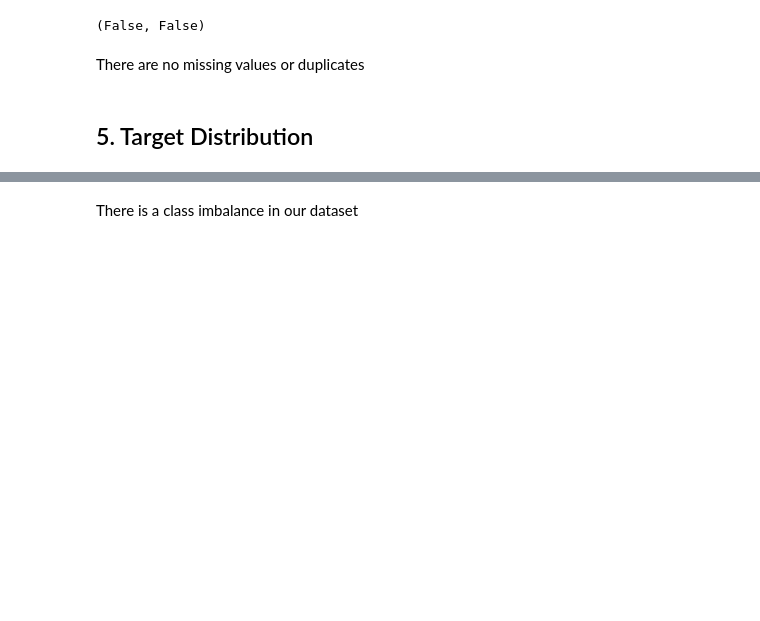
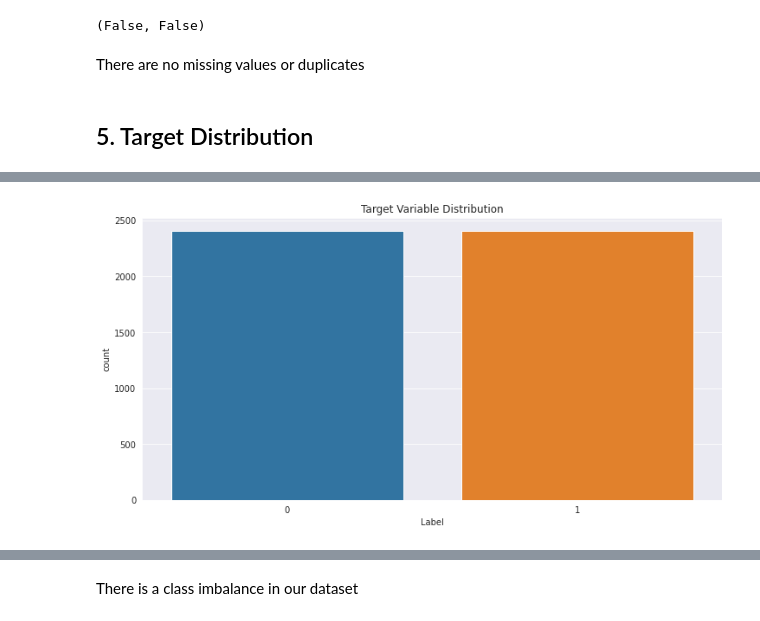
Before and after one commit to chidichukwu/umojahack, a Jupyter notebook: Cryptojacking_Detection_Starter_Notebook.ipynb, the cells around one changed output, grey strips where cells are left out. Saved outputs shown, nothing was run; the diff lists cells and outputs as text; code cells hidden in the pictures; blank space fills up the shorter version.

```diff
--- a/Cryptojacking_Detection_Starter_Notebook.ipynb
+++ b/Cryptojacking_Detection_Starter_Notebook.ipynb
@@ -177,0 +169,5 @@ plt.show()
+# %%
+X = train.drop(columns='Label')
+y = train['Label']
+
+y
@@ -177,0 +211,9 @@ plt.show()
+# %%
+# A box plot showing outliers
+sns.set_style('darkgrid')
+plt.figure(figsize=(12, 6))
+sns.countplot(x = 'Label', data = train2)
+plt.title('Target Variable Distribution')
+plt.show()
+# %% [output]
+[figure, added]
```
Also changed, not shown: parts of 14 cells of this notebook.
